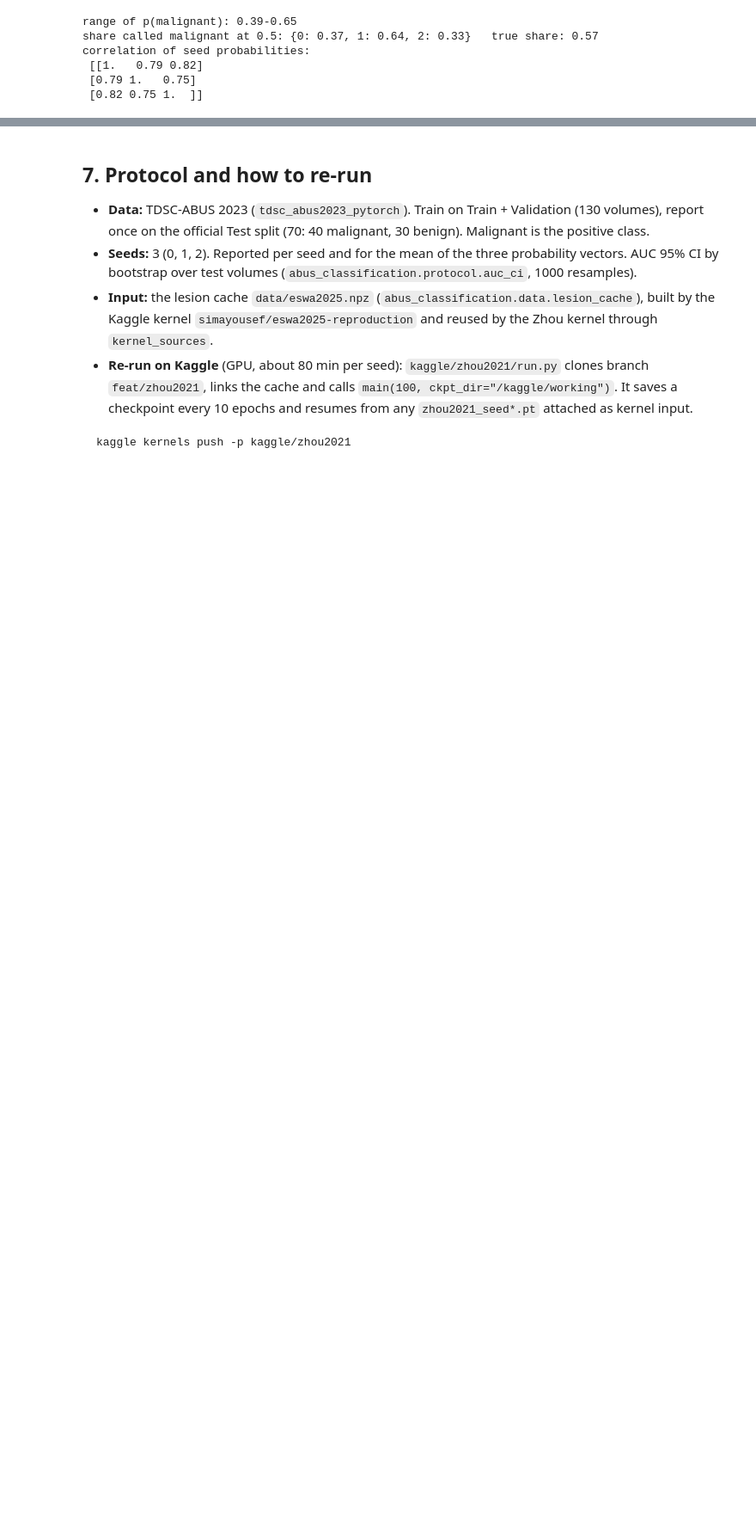
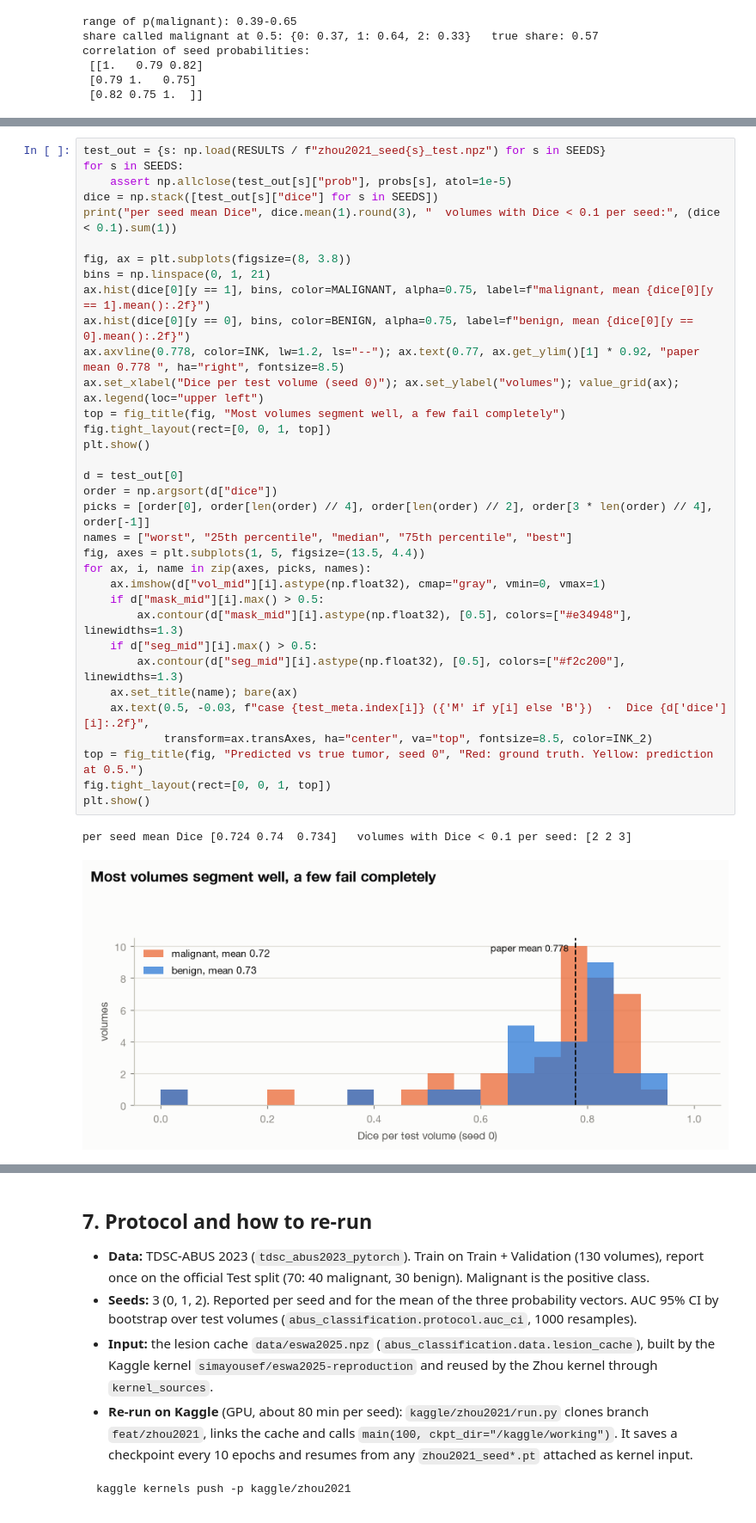
Before and after one commit to mralinp/abus-classification, a Jupyter notebook: notebooks/3-zhou2021.ipynb, the cells around one changed output, grey strips where cells are left out. Shown at 86% size. Drawn from its saved outputs; the diff is of its cells as text; blank space fills up the shorter version.

```diff
--- a/notebooks/3-zhou2021.ipynb
+++ b/notebooks/3-zhou2021.ipynb
@@ -482,0 +488,37 @@ run on Kaggle yet. See open issues.
+# %%
+test_out = {s: np.load(RESULTS / f"zhou2021_seed{s}_test.npz") for s in SEEDS}
+for s in SEEDS:
+    assert np.allclose(test_out[s]["prob"], probs[s], atol=1e-5)
+dice = np.stack([test_out[s]["dice"] for s in SEEDS])
+print("per seed mean Dice", dice.mean(1).round(3), "  volumes with Dice < 0.1 per seed:", (dice < 0.1).sum(1))
+
+fig, ax = plt.subplots(figsize=(8, 3.8))
+bins = np.linspace(0, 1, 21)
+ax.hist(dice[0][y == 1], bins, color=MALIGNANT, alpha=0.75, label=f"malignant, mean {dice[0][y == 1].mean():.2f}")
+ax.hist(dice[0][y == 0], bins, color=BENIGN, alpha=0.75, label=f"benign, mean {dice[0][y == 0].mean():.2f}")
+ax.axvline(0.778, color=INK, lw=1.2, ls="--"); ax.text(0.77, ax.get_ylim()[1] * 0.92, "paper mean 0.778 ", ha="right", fontsize=8.5)
+ax.set_xlabel("Dice per test volume (seed 0)"); ax.set_ylabel("volumes"); value_grid(ax); ax.legend(loc="upper left")
+top = fig_title(fig, "Most volumes segment well, a few fail completely")
+fig.tight_layout(rect=[0, 0, 1, top])
+plt.show()
+
+d = test_out[0]
+order = np.argsort(d["dice"])
+picks = [order[0], order[len(order) // 4], order[len(order) // 2], order[3 * len(order) // 4], order[-1]]
+names = ["worst", "25th percentile", "median", "75th percentile", "best"]
+fig, axes = plt.subplots(1, 5, figsize=(13.5, 4.4))
+for ax, i, name in zip(axes, picks, names):
+    ax.imshow(d["vol_mid"][i].astype(np.float32), cmap="gray", vmin=0, vmax=1)
+    if d["mask_mid"][i].max() > 0.5:
+        ax.contour(d["mask_mid"][i].astype(np.float32), [0.5], colors=["#e34948"], linewidths=1.3)
+    if d["seg_mid"][i].max() > 0.5:
+        ax.contour(d["seg_mid"][i].astype(np.float32), [0.5], colors=["#f2c200"], linewidths=1.3)
+    ax.set_title(name); bare(ax)
+    ax.text(0.5, -0.03, f"case {test_meta.index[i]} ({'M' if y[i] else 'B'})  ·  Dice {d['dice'][i]:.2f}",
+            transform=ax.transAxes, ha="center", va="top", fontsize=8.5, color=INK_2)
+top = fig_title(fig, "Predicted vs true tumor, seed 0", "Red: ground truth. Yellow: prediction at 0.5.")
+fig.tight_layout(rect=[0, 0, 1, top])
+plt.show()
+# %% [output]
+per seed mean Dice [0.724 0.74  0.734]   volumes with Dice < 0.1 per seed: [2 2 3]
+[figure, added]
```
Also changed, not shown: parts of 12 cells of this notebook, 7 other files.
